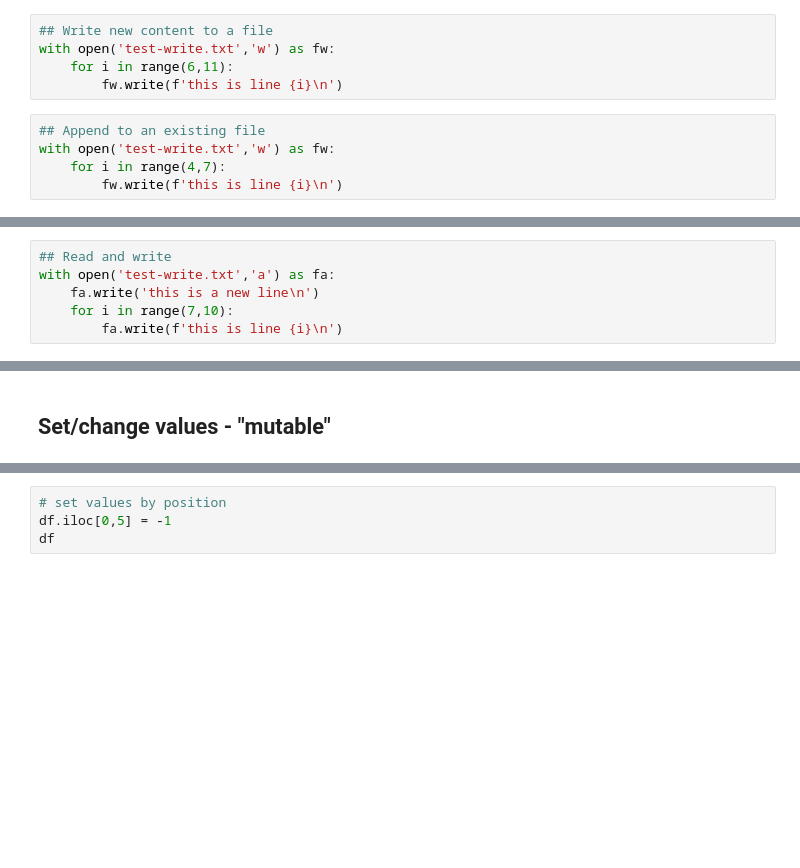
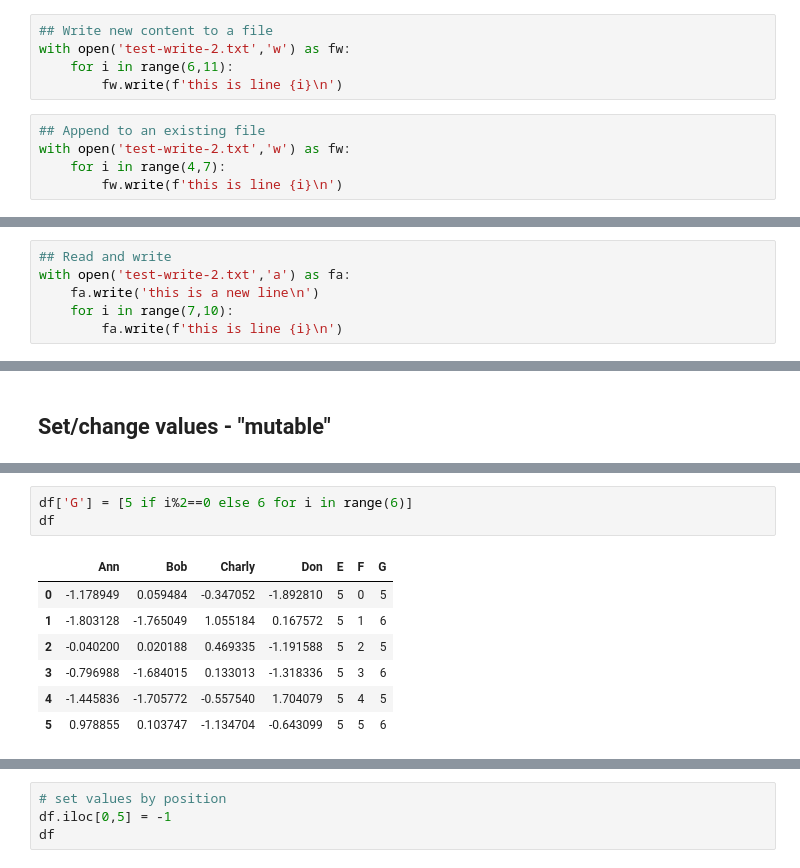
Before and after one commit to xiangshiyin/data-programming-with-python, a Jupyter notebook: 2023-fall/2023-09-19/notebook/code_demo.ipynb, the cells around one changed output, grey strips where cells are left out. Drawn from its saved outputs; the diff is of its cells as text; blank space fills up the shorter version.

```diff
--- a/2023-fall/2023-09-19/notebook/code_demo.ipynb
+++ b/2023-fall/2023-09-19/notebook/code_demo.ipynb
@@ -105,18 +211,18 @@ with open('test-write-1.txt','r') as fr:
 # %%
 ## Write new content to a file
-with open('test-write.txt','w') as fw:
+with open('test-write-2.txt','w') as fw:
     for i in range(6,11):
         fw.write(f'this is line {i}\n')
 # %%
 ## Append to an existing file
-with open('test-write.txt','w') as fw:
+with open('test-write-2.txt','w') as fw:
     for i in range(4,7):
         fw.write(f'this is line {i}\n')
 # %% [markdown]
 **append** - the correct way
 # %%
 ## Read and write
-with open('test-write.txt','a') as fa:
+with open('test-write-2.txt','a') as fa:
     fa.write('this is a new line\n')
     for i in range(7,10):
         fa.write(f'this is line {i}\n')
@@ -706,3 +1394,14 @@ df
+# %%
+df['G'] = [5 if i%2==0 else 6 for i in range(6)]
+df
+# %% [output]
+|  | Ann | Bob | Charly | Don | E | F | G |
+| 0 | -1.178949 | 0.059484 | -0.347052 | -1.892810 | 5 | 0 | 5 |
+| 1 | -1.803128 | -1.765049 | 1.055184 | 0.167572 | 5 | 1 | 6 |
+| 2 | -0.040200 | 0.020188 | 0.469335 | -1.191588 | 5 | 2 | 5 |
+| 3 | -0.796988 | -1.684015 | 0.133013 | -1.318336 | 5 | 3 | 6 |
+| 4 | -1.445836 | -1.705772 | -0.557540 | 1.704079 | 5 | 4 | 5 |
+| 5 | 0.978855 | 0.103747 | -1.134704 | -0.643099 | 5 | 5 | 6 |
 # %%
 # set values by labels
 df.loc['2020-08-25','E'] = 3
```
Also changed, not shown: parts of 142 cells of this notebook, 6 other files.
